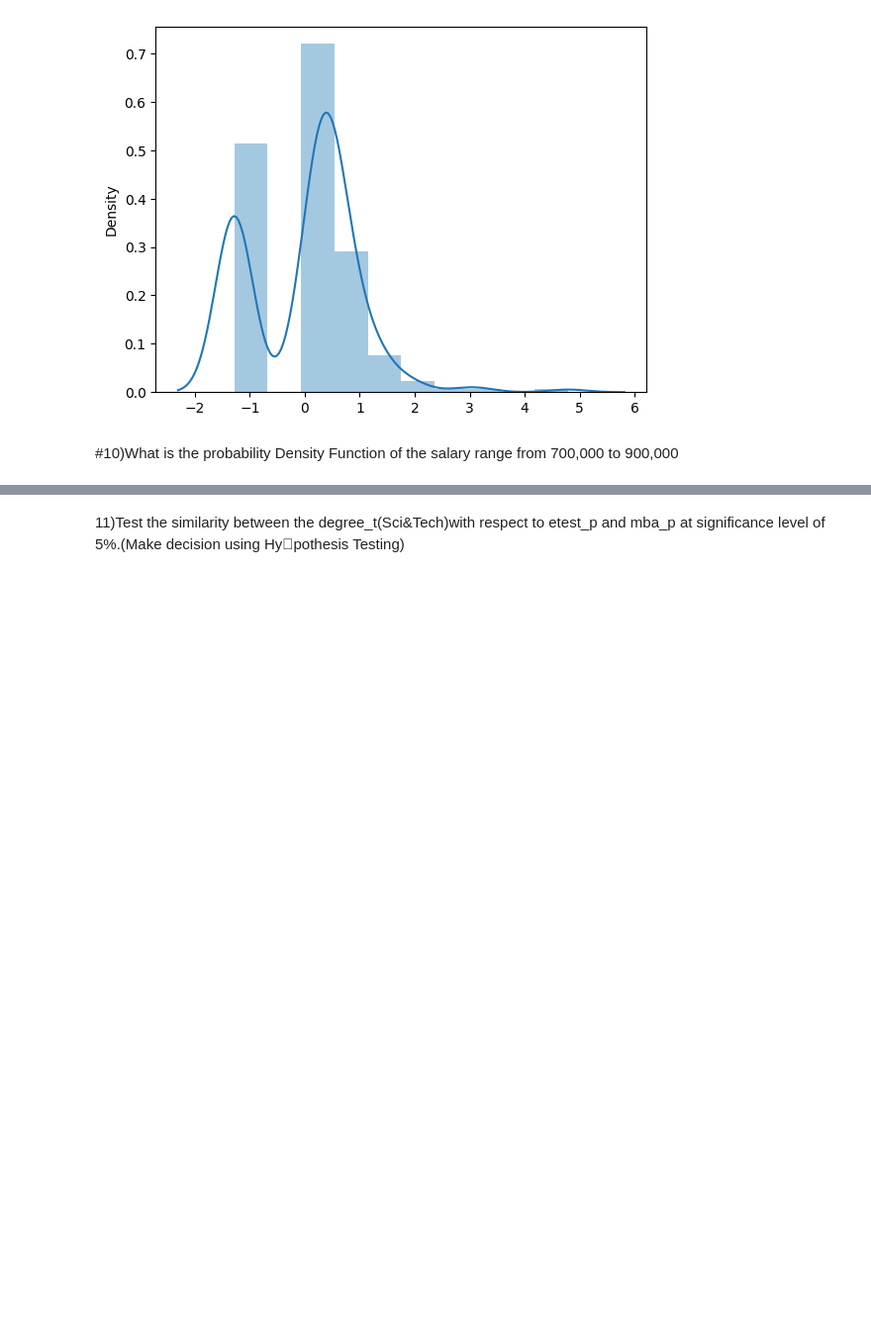
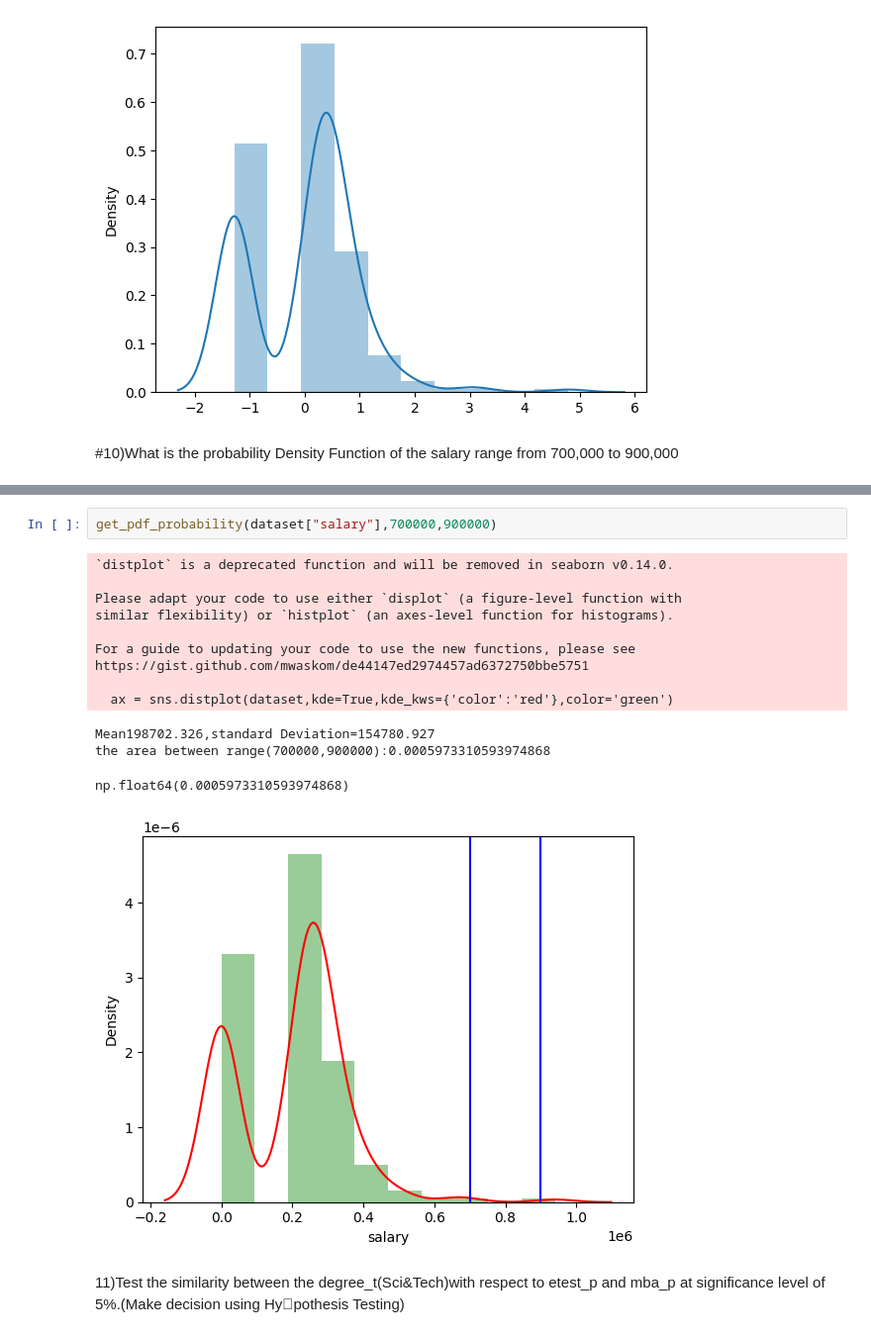
Before and after one commit to sharma-sha/Data-Science-Bivariate-, a Jupyter notebook: Assignment-Data Analysis.ipynb, the cells around one changed output, grey strips where cells are left out. Shown at 99% size. Cells and saved outputs as stored; diff of their text form; blank space fills up the shorter version.

```diff
--- a/Assignment-Data Analysis.ipynb
+++ b/Assignment-Data Analysis.ipynb
@@ -266,2 +254,18 @@ Probability density in the range 700000 to 900000: 0.6770293190228701
+# %%
+get_pdf_probability(dataset["salary"],700000,900000)
+# %% [output]
+`distplot` is a deprecated function and will be removed in seaborn v0.14.0.
+
+Please adapt your code to use either `displot` (a figure-level function with
+similar flexibility) or `histplot` (an axes-level function for histograms).
+
+For a guide to updating your code to use the new functions, please see
+https://gist.github.com/mwaskom/de44147ed2974457ad6372750bbe5751
+
+  ax = sns.distplot(dataset,kde=True,kde_kws={'color':'red'},color='green')
+Mean198702.326,standard Deviation=154780.927
+the area between range(700000,900000):0.0005973310593974868
+np.float64(0.0005973310593974868)
+[figure, added]
 # %% [markdown]
  11)Test the similarity between the degree_t(Sci&Tech)with respect to
```
Also changed, not shown: parts of 10 cells of this notebook.
